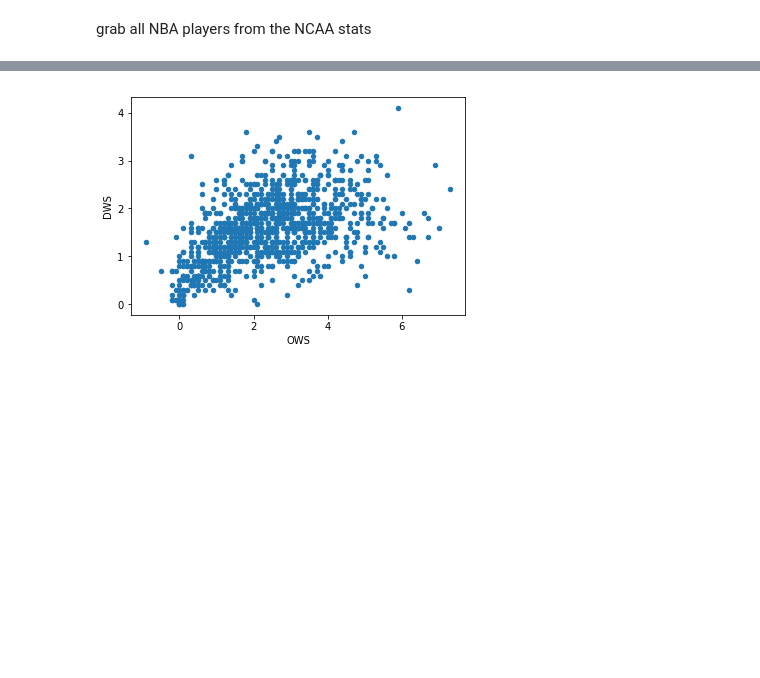
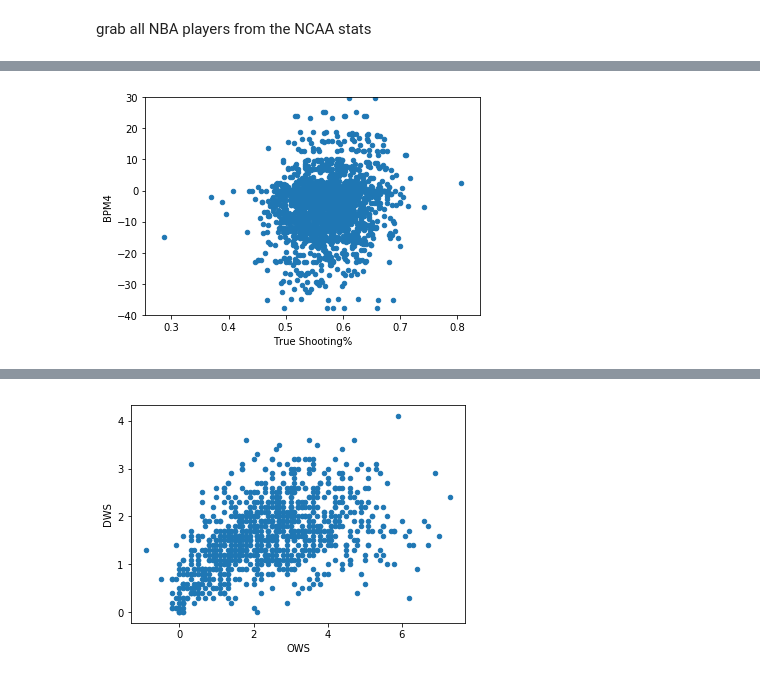
Before and after one commit to abigley1/draftproject, a Jupyter notebook: Basketball cleaning and eda.ipynb, the cells around one changed output, grey strips where cells are left out. Saved outputs shown, nothing was run; the diff lists cells and outputs as text; code cells hidden in the pictures; blank space fills up the shorter version.

```diff
--- a/Basketball cleaning and eda.ipynb
+++ b/Basketball cleaning and eda.ipynb
@@ -93,13 +259,14 @@ ncaa_in_nba_n.describe()
 # %%
 to_drop = ['PER', 'TS%', 'OWS', 'DWS', 'WS', 'Rk', 'Unnamed: 0']
 # %%
-name_cols = ['Class', 'Season', 'Pos', 'Conf', 'G', 'MP', 'MP.1', 'FG_pg', 'FGA_pg', '2P_pg', '2PA_pg', '3P_pg',
-       '3PA_pg', 'FT_pg', 'FTA_pg', 'ORB_pg', 'DRB_pg', 'TRB_pg', 'AST_pg', 'STL_pg',
-       'BLK_pg', 'TOV_pg', 'PF_pg', 'PTS_pg', 'FG_t', 'FGA_t', '2P_t',
-       '2PA_t', '3P_t', '3PA_t', 'FT_t', 'FTA_t', 'ORB_t', 'DRB_t', 'TRB_t',
-       'AST_t', 'STL_t', 'BLK_t', 'TOV_t', 'PF_t', 'PTS_t', 'Effective FG%',
-       'True Shooting%', 'Two Point Frequency', 'Three point frequency',
-       'Two point %', 'Three point %', 'ast-to-tov', 'fta to fga',
-       'Offensive reb split', 'Defensive reb split', 'fouls per min',
-       'blocks per min', 'steals per min', 'Height', 'Weight',
-       'NBA_Experience', 'Rookie_Year','fg_to_ast'] #rename columns
+name_cols = ['Class', 'Season', 'Pos', 'Conf', 'G', 'MP', 'MP.1', 'FG_pg', 'FGA_pg',
+       '2P_pg', '2PA_pg', '3P_pg', '3PA_pg', 'FT_pg', 'FTA_pg', 'ORB_pg',
+       'DRB_pg', 'TRB_pg', 'AST_pg', 'STL_pg', 'BLK_pg', 'TOV_pg', 'PF_pg',
+       'PTS_pg', 'FG_t', 'FGA_t', '2P_t', '2PA_t', '3P_t', '3PA_t', 'FT_t',
+       'FTA_t', 'ORB_t', 'DRB_t', 'TRB_t', 'AST_t', 'STL_t', 'BLK_t', 'TOV_t',
+       'PF_t', 'PTS_t', 'Effective FG%', 'True Shooting%',
+       'Two Point Frequency', 'Three point frequency', 'Two point %',
+       'Three point %', 'ast-to-tov', 'fta to fga', 'Offensive reb split',
+       'Defensive reb split', 'fouls per min', 'blocks per min',
+       'steals per min', 'Height', 'Weight', 'NBA_Experience', 'Rookie_Year',
+       'fg_to_ast', 'BPM4'] #rename columns
@@ -172,0 +359,5 @@ ncaa_in_nba_n.corr()
+# %%
+ncaa_clean.columns
+ncaa_clean['Class'] = ncaa_clean['Class'].astype('category')
+ncaa_clean['Pos'] = ncaa_clean['Pos'].astype('category')
+ncaa_clean['Conf'] = ncaa_clean['Conf'].astype('category')
@@ -172,0 +399,6 @@ ncaa_in_nba_n.corr()
+# %%
+ncaa_clean.plot(x='True Shooting%', y = 'BPM4', kind = 'scatter')
+plt.ylim(-40,30)
+plt.show()
+# %% [output]
+[figure, added]
```
Also changed, not shown: parts of 92 cells of this notebook.
